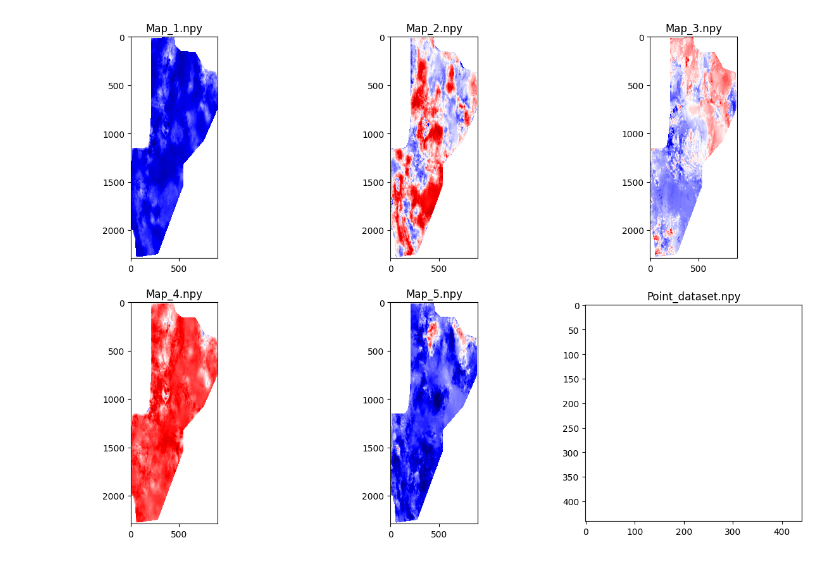
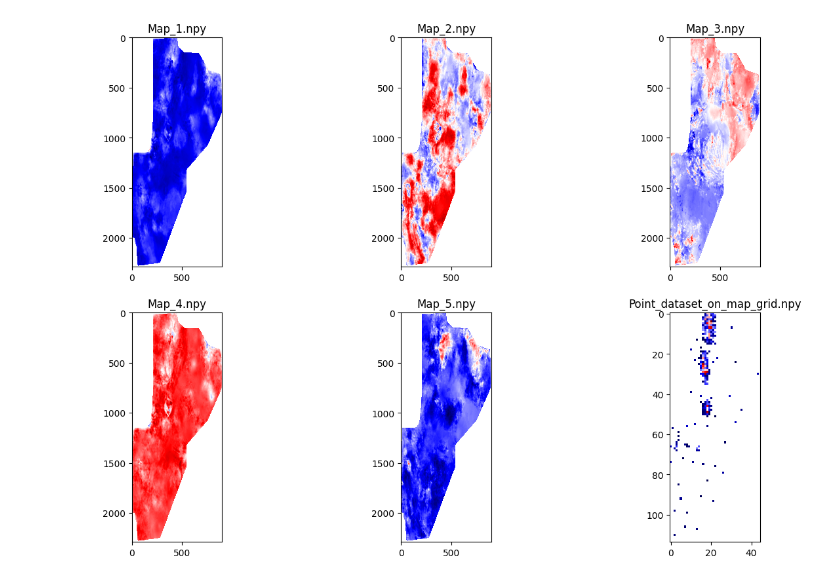
Before and after one commit to dd114/Hackaton-Rosneft-2023, a Jupyter notebook: Code/Data-processing.ipynb, the cells around one changed output. Saved outputs shown, nothing was run; the diff lists cells and outputs as text; code cells hidden in the pictures.

Commit message:
Point_dataset_on_map_grid.npy has been added

```diff
--- a/Code/Data-processing.ipynb
+++ b/Code/Data-processing.ipynb
@@ -34,6 +34,4 @@ def mean_pooling(input_array, pool_size):
 
     return output_array
 # %%
-point_dataset = np.load("Point_dataset.npy")
-
-point_dataset_pool = mean_pooling(point_dataset, 1)
+point_dataset = np.load("Point_dataset_on_map_grid.npy")
@@ -48,24 +38,26 @@ KeyboardInterrupt:
+# %%
+point_dataset_pool = mean_pooling(point_dataset, 20)
 # %%
 file_names = ["Map_1.npy", "Map_2.npy", "Map_3.npy", "Map_4.npy", "Map_5.npy"]
 
 for i, item in enumerate(file_names):
     arr = np.load(item)
     arr[arr == 0] = np.nan
 
     plt.subplot(2, 3, i + 1)
 
     plt.title(item)
     plt.imshow(arr, cmap='seismic')
 
 # plt.figure(figsize=(30, 30))
 
 
 point_dataset_pool[point_dataset_pool == 0] = np.nan
 
 plt.subplot(2, 3, 6)
-plt.title("Point_dataset.npy")
+plt.title("Point_dataset_on_map_grid.npy")
 plt.imshow(point_dataset_pool, cmap='seismic')
 
 plt.show()
 # %% [output]
-[figure, old version]
+[figure, new version]
```
Also changed, not shown: parts of 2 cells of this notebook, 4 other files.
